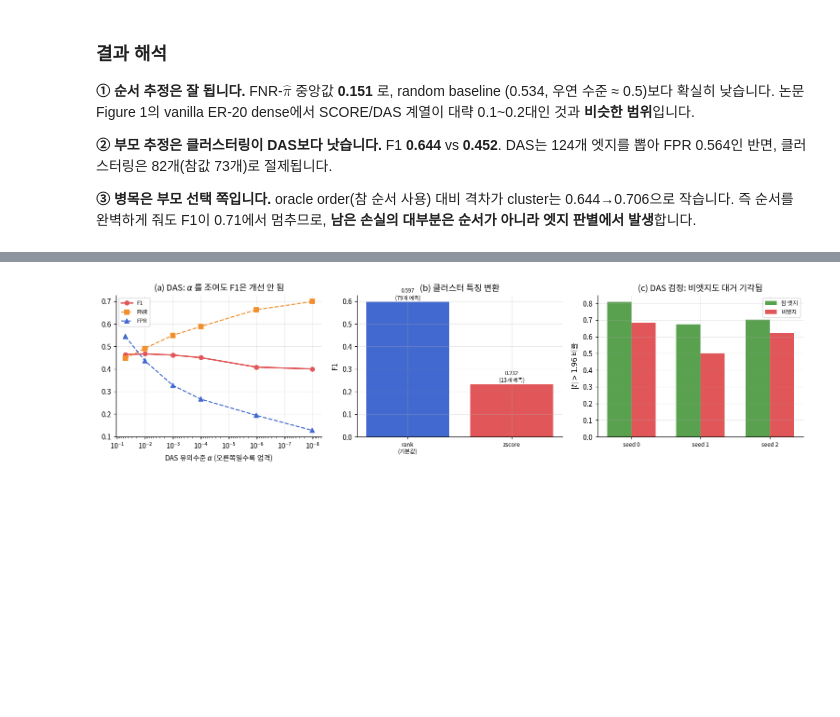
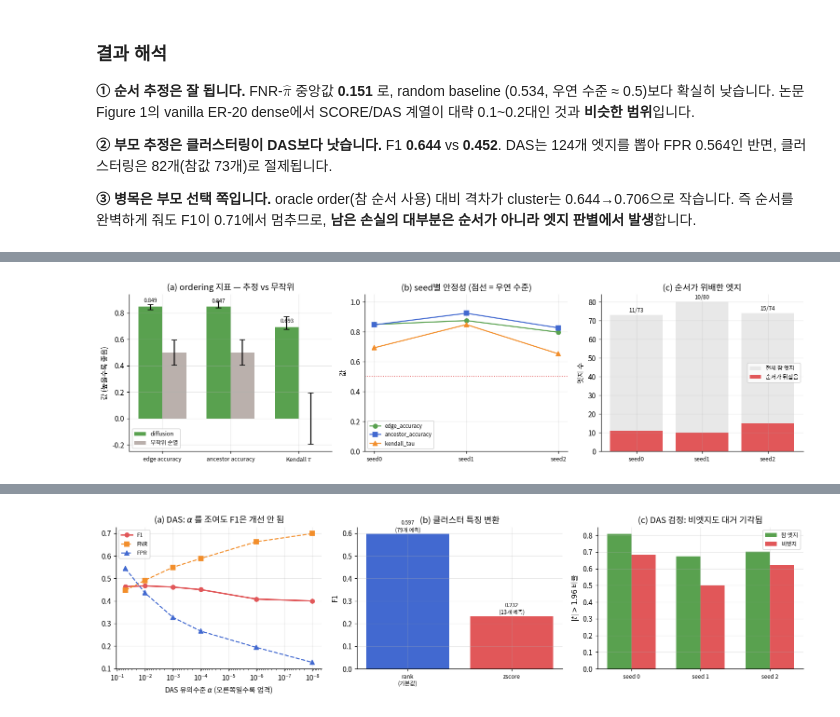
Before and after one commit to hkkwon0922/nonparametric_graphical_diffusion, a Jupyter notebook: main.ipynb, the cells around one changed output, grey strips where cells are left out. Saved outputs shown, nothing was run; the diff lists cells and outputs as text; code cells hidden in the pictures; blank space fills up the shorter version.

```diff
--- a/main.ipynb
+++ b/main.ipynb
@@ -963,0 +984,20 @@ cluster는 0.644→0.706으로 작습니다. 즉 순서를 완벽하게 줘도 F
+# %%
+with open("results/dag_ordering_summary/ordering_performance.json") as f:
+    OP = json.load(f)
+
+oa, ref, zs = OP["aggregate"], OP["random_order_reference"], OP["zscore_vs_random"]
+
+print("[seed별 ordering 성능]")
+print(f"{'run':>7} {'FNR-pi':>8} {'edge acc':>9} {'anc acc':>8} {'tau':>7}  뒤집힌 엣지")
+print("-" * 62)
+for r in OP["per_run"]:
+    print(f"{r['label']:>7} {r['fnr_pi']:8.3f} {r['edge_accuracy']:9.3f}"
+          f" {r['ancestor_accuracy']:8.3f} {r['kendall_tau']:7.3f}"
+          f"   {r['num_violated_edges']:2d}/{r['num_true_edges']}")
+
+print(f"\n[중앙값 vs 무작위 순열 기준]  (무작위 {ref['prob_valid_order']:.0e} 확률로만 유효)")
+print(f"{'지표':>20} {'추정':>8} {'무작위':>16} {'z':>7}")
+print("-" * 56)
+for k in ("fnr_pi", "edge_accuracy", "ancestor_accuracy", "kendall_tau"):
+    print(f"{k:>20} {oa[k]['median']:8.3f}   {ref[k]['mean']:6.3f} +/- {ref[k]['std']:.3f}"
+          f" {zs[k]:+7.1f}")
@@ -963,0 +1019,46 @@ cluster는 0.644→0.706으로 작습니다. 즉 순서를 완벽하게 줘도 F
+# %%
+fig, axes = plt.subplots(1, 3, figsize=(14, 3.8))
+keys = ["edge_accuracy", "ancestor_accuracy", "kendall_tau"]
+titles = ["edge accuracy", "ancestor accuracy", r"Kendall $\tau$"]
+
+# (a) 지표별 추정 vs 무작위
+ax = axes[0]
+x = np.arange(len(keys)); w = 0.35
+ours = [oa[k]["median"] for k in keys]
+lo = [oa[k]["median"] - oa[k]["q25"] for k in keys]
+hi = [oa[k]["q75"] - oa[k]["median"] for k in keys]
+rnd = [ref[k]["mean"] for k in keys]
+rsd = [ref[k]["std"] for k in keys]
+ax.bar(x - w / 2, ours, w, yerr=[lo, hi], color="#59a14f", capsize=4, label="diffusion")
+ax.bar(x + w / 2, rnd, w, yerr=rsd, color="#bab0ac", capsize=4, label="무작위 순열")
+ax.set_xticks(x); ax.set_xticklabels(titles, fontsize=8)
+ax.set_ylabel("값 (높을수록 좋음)"); ax.set_title("(a) ordering 지표 — 추정 vs 무작위")
+ax.legend(fontsize=8)
+for i, v in enumerate(ours):
+    ax.text(i - w / 2, v + 0.03, f"{v:.3f}", ha="center", fontsize=7.5)
+
+# (b) seed별 값
+ax = axes[1]
+runs = OP["per_run"]
+xs = np.arange(len(runs))
+for k, c, mk in zip(keys, ["#59a14f", "#4269d0", "#f28e2b"], ["o", "s", "^"]):
+    ax.plot(xs, [r[k] for r in runs], mk + "-", color=c, label=k)
+ax.axhline(0.5, color="#e15759", ls=":", lw=1.2)
+ax.set_xticks(xs); ax.set_xticklabels([r["label"] for r in runs], fontsize=8)
+ax.set_ylim(0, 1.05); ax.set_ylabel("값")
+ax.set_title("(b) seed별 안정성 (점선 = 우연 수준)"); ax.legend(fontsize=7.5)
+
+# (c) 뒤집힌 엣지 수
+ax = axes[2]
+viol = [r["num_violated_edges"] for r in runs]
+tot = [r["num_true_edges"] for r in runs]
+ax.bar(xs, tot, color="#e8e8e8", label="전체 참 엣지")
+ax.bar(xs, viol, color="#e15759", label="순서가 뒤집음")
+ax.set_xticks(xs); ax.set_xticklabels([r["label"] for r in runs], fontsize=8)
+ax.set_ylabel("엣지 수"); ax.set_title("(c) 순서가 위배한 엣지"); ax.legend(fontsize=8)
+for i, (v, t_) in enumerate(zip(viol, tot)):
+    ax.text(i, t_ + 1.5, f"{v}/{t_}", ha="center", fontsize=8)
+
+fig.tight_layout(); plt.show()
+# %% [output]
+[figure, added]
```
Also changed, not shown: parts of 3 cells of this notebook, 5 other files.
